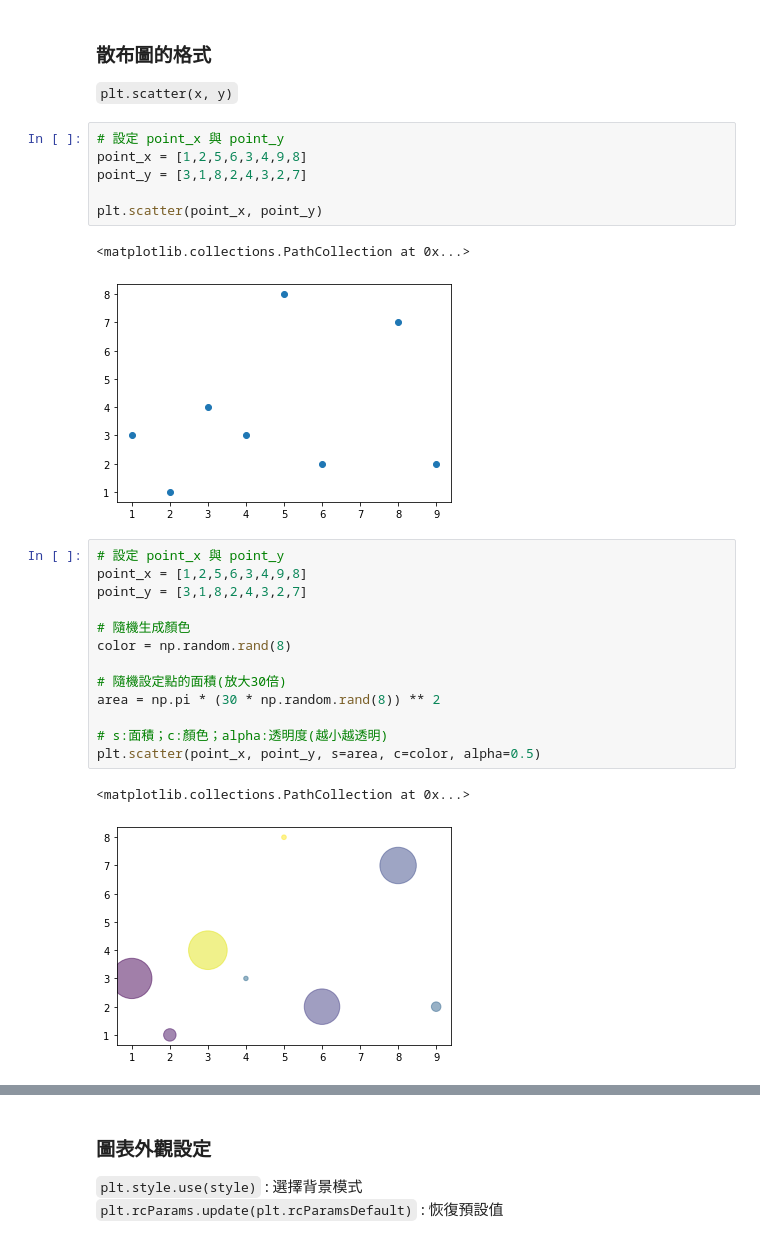
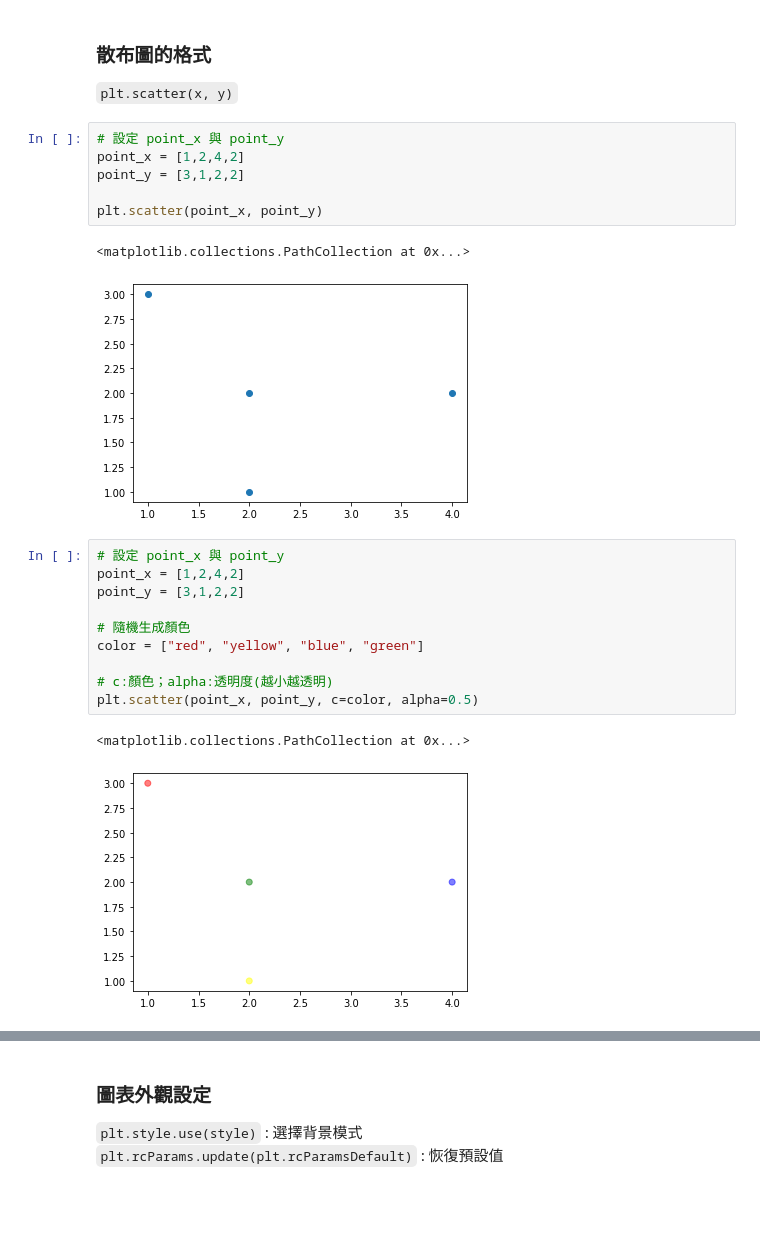
Before and after one commit to dannyliuyunhsin/Plot-Basics, a Jupyter notebook: notebook/class1/Plot Basics Chapter1-Matplotlib.ipynb, the cells around one changed output, grey strips where cells are left out. Drawn from its saved outputs; the diff is of its cells as text; blank space fills up the shorter version.

Commit message:
Modify Plot

```diff
--- a/notebook/class1/Plot Basics Chapter1-Matplotlib.ipynb
+++ b/notebook/class1/Plot Basics Chapter1-Matplotlib.ipynb
@@ -158,26 +244,23 @@ plt.hist(normal_samples)
 `plt.scatter(x, y)`
 # %%
 # 設定 point_x 與 point_y
-point_x = [1,2,5,6,3,4,9,8]
-point_y = [3,1,8,2,4,3,2,7]
+point_x = [1,2,4,2]
+point_y = [3,1,2,2]
 
 plt.scatter(point_x, point_y)
 # %% [output]
 <matplotlib.collections.PathCollection at 0x...>
-[figure, old version]
+[figure, new version]
 # %%
 # 設定 point_x 與 point_y
-point_x = [1,2,5,6,3,4,9,8]
-point_y = [3,1,8,2,4,3,2,7]
+point_x = [1,2,4,2]
+point_y = [3,1,2,2]
 
 # 隨機生成顏色
-color = np.random.rand(8)
+color = ["red", "yellow", "blue", "green"]
 
-# 隨機設定點的面積(放大30倍)
-area = np.pi * (30 * np.random.rand(8)) ** 2
-
-# s:面積；c:顏色；alpha:透明度(越小越透明)
-plt.scatter(point_x, point_y, s=area, c=color, alpha=0.5)
+# c:顏色；alpha:透明度(越小越透明)
+plt.scatter(point_x, point_y, c=color, alpha=0.5)
 # %% [output]
 <matplotlib.collections.PathCollection at 0x...>
-[figure, old version]
+[figure, new version]
```
Also changed, not shown: parts of 24 cells of this notebook, 8 other files.
